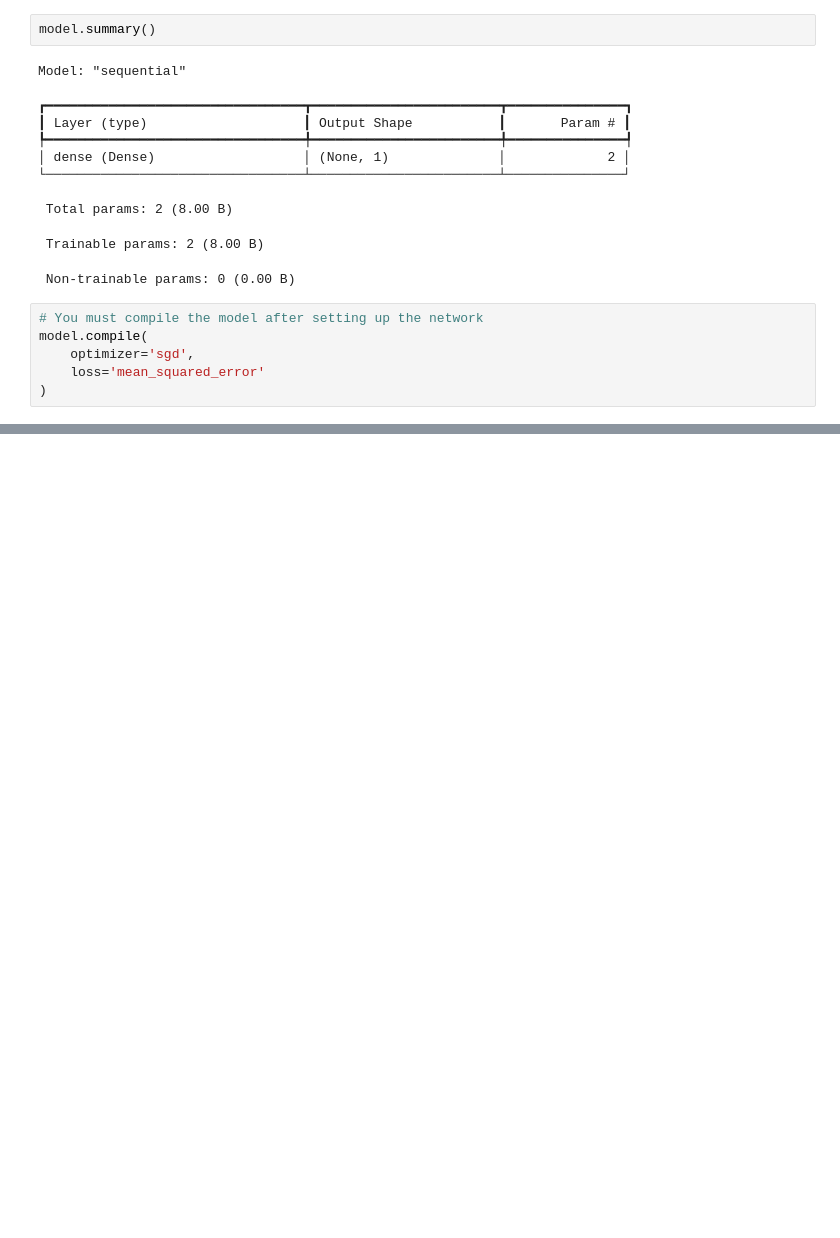
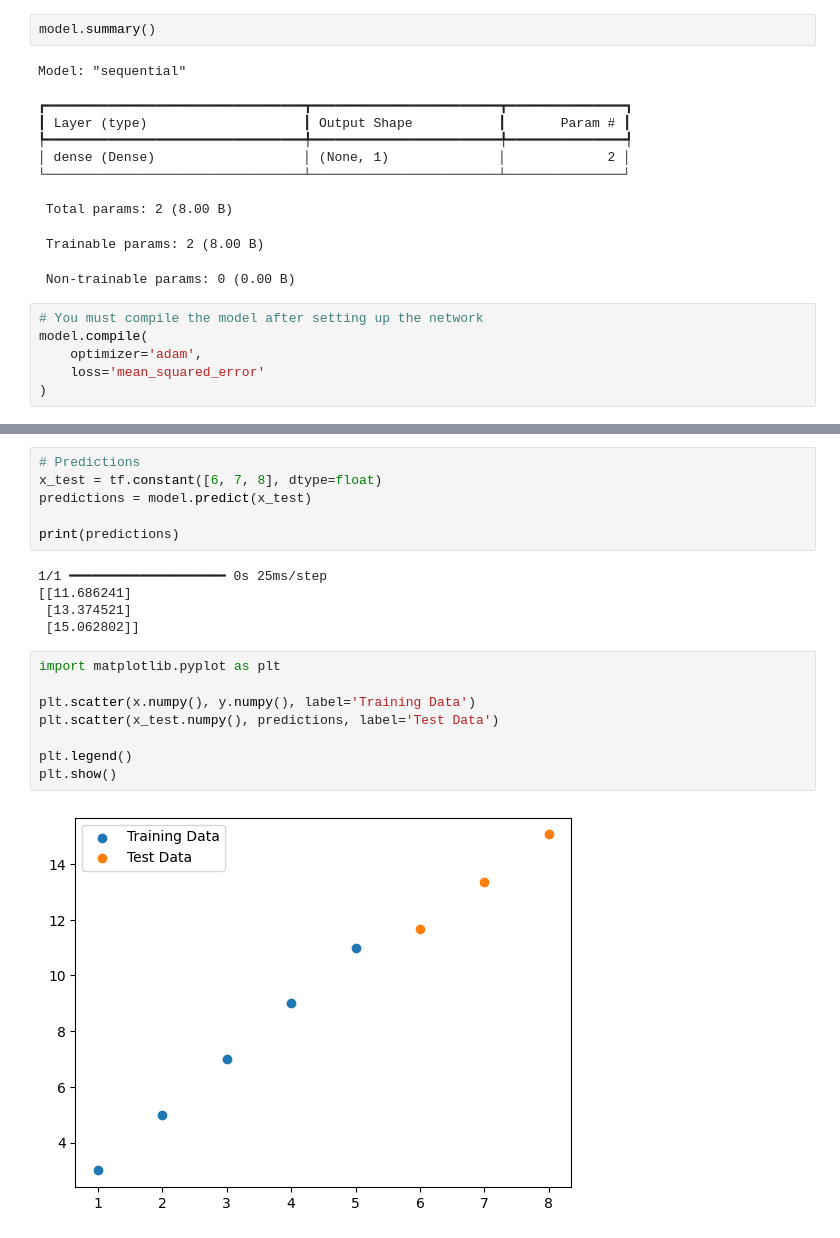
Before and after one commit to basketball23/nyu-machine-learning, a Jupyter notebook: day6/tensorflow-introduction.ipynb, the cells around one changed output, grey strips where cells are left out. Drawn from its saved outputs; the diff is of its cells as text; blank space fills up the shorter version.

Commit message:
Added model training

```diff
--- a/day6/tensorflow-introduction.ipynb
+++ b/day6/tensorflow-introduction.ipynb
@@ -107,7 +107,7 @@ Model: "sequential"
 # %%
 # You must compile the model after setting up the network
 model.compile(
-    optimizer='sgd',
+    optimizer='adam',
     loss='mean_squared_error'
 )
 # %%
@@ -133 +133,22 @@ Epoch 200/200
 <keras.src.callbacks.history.History at 0x...>
+# %%
+# Predictions
+x_test = tf.constant([6, 7, 8], dtype=float)
+predictions = model.predict(x_test)
+
+print(predictions)
+# %% [output]
+1/1 ━━━━━━━━━━━━━━━━━━━━ 0s 25ms/step
+[[11.686241]
+ [13.374521]
+ [15.062802]]
+# %%
+import matplotlib.pyplot as plt
+
+plt.scatter(x.numpy(), y.numpy(), label='Training Data')
+plt.scatter(x_test.numpy(), predictions, label='Test Data')
+
+plt.legend()
+plt.show()
+# %% [output]
+[figure, added]
```
Also changed, not shown: parts of 1 cell of this notebook.
